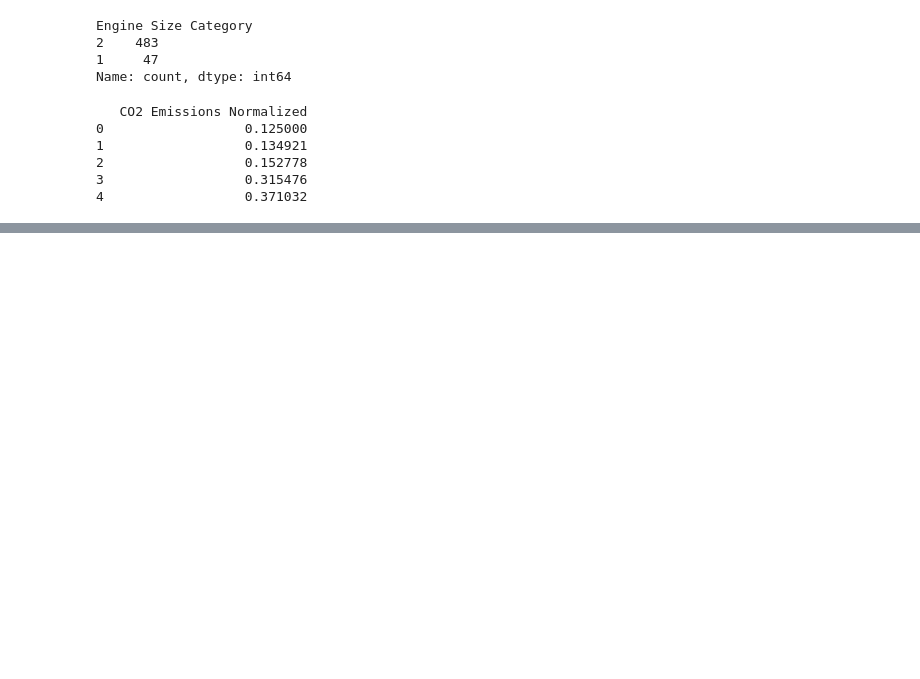
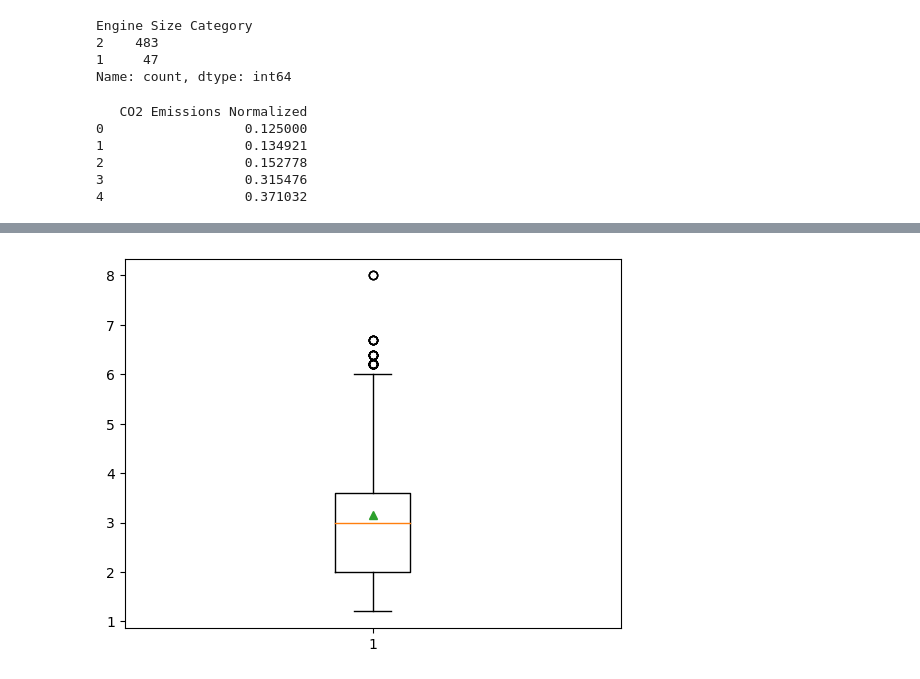
Before and after one commit to ErionaOsaj/fuel-consumption-ratings-2023, a Jupyter notebook: DataPreprocessing.ipynb, the cells around one changed output, grey strips where cells are left out. Drawn from its saved outputs; the diff is of its cells as text; code cells hidden in the pictures; blank space fills up the shorter version.

```diff
--- a/DataPreprocessing.ipynb
+++ b/DataPreprocessing.ipynb
@@ -680,0 +725,4 @@ print(dataset_transformed[['CO2 Emissions Normalized']].head())
+# %%
+bp = plt.boxplot(dataset['Engine Size (L)'],showmeans=True)  # right-skewed (positively skewed),
+# %% [output]
+[figure, added]
```
Also changed, not shown: parts of 7 cells of this notebook.
